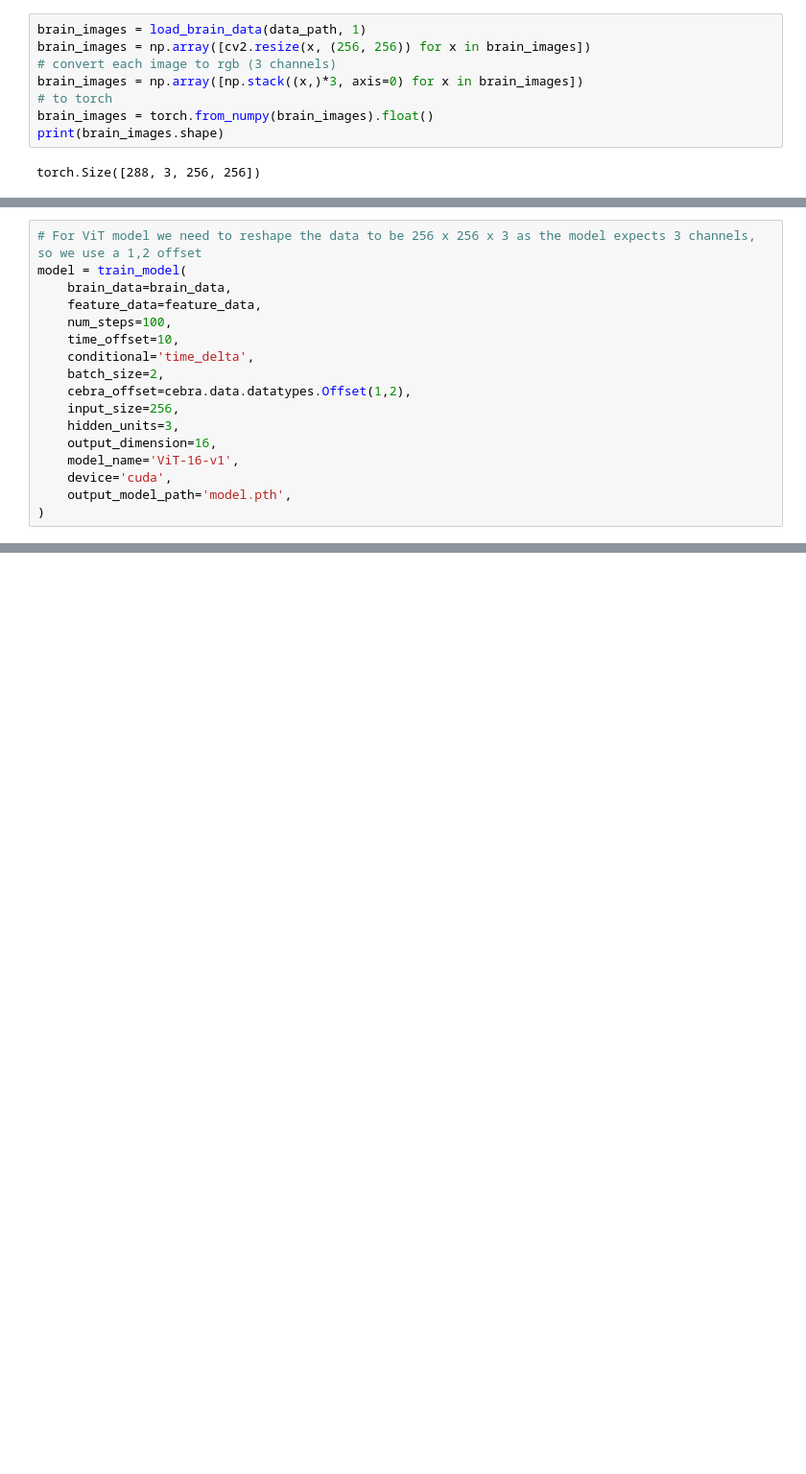
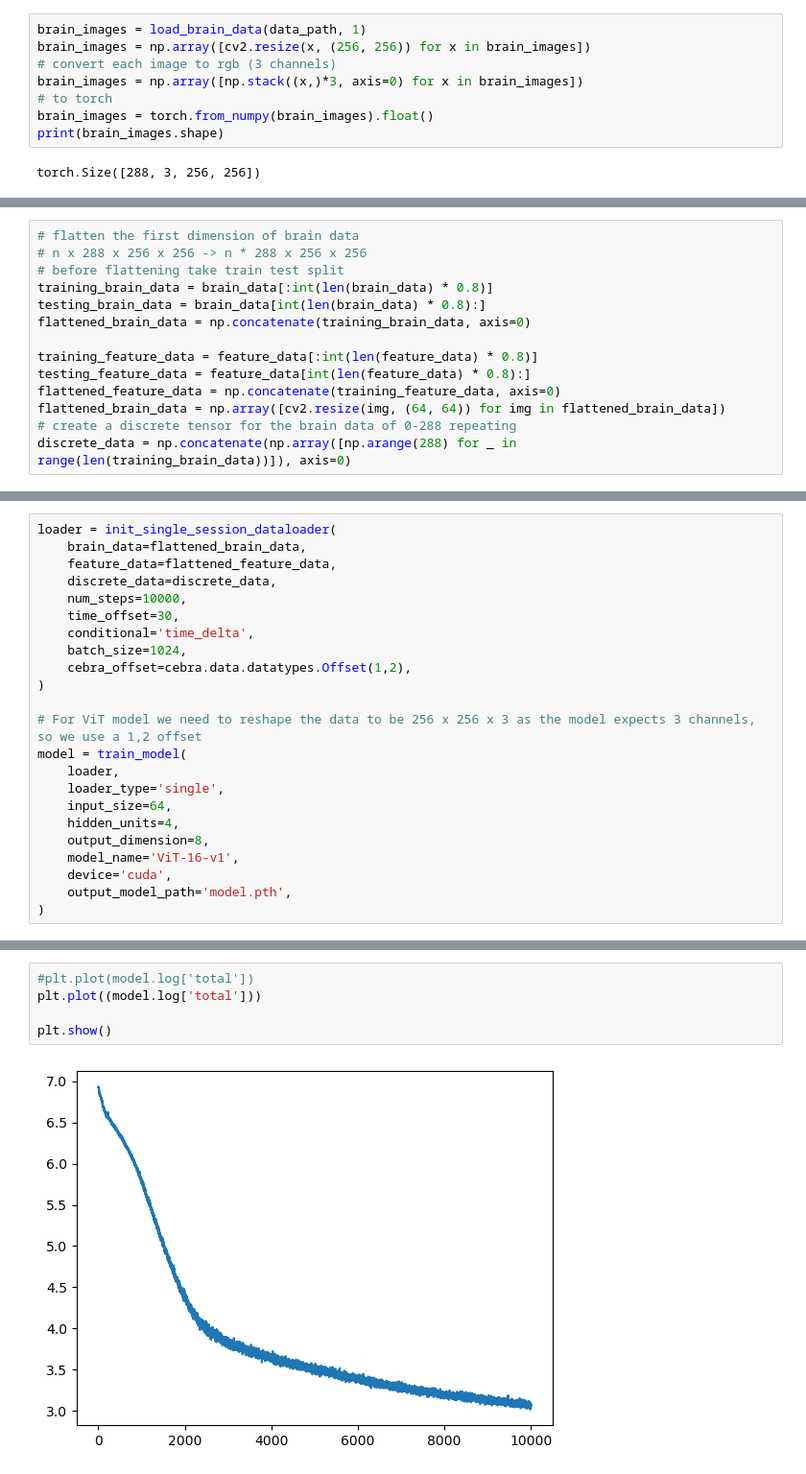
Before and after one commit to Tsuchijo/CEBRA-ViT, a Jupyter notebook: src/training.ipynb, the cells around one changed output, grey strips where cells are left out. Shown at 96% size. Cells and saved outputs as stored; diff of their text form; blank space fills up the shorter version.

Commit message:
improved training by adding discrete labels

```diff
--- a/src/training.ipynb
+++ b/src/training.ipynb
@@ -155,0 +165,14 @@ brain_images.shape
+# %%
+# flatten the first dimension of brain data
+# n x 288 x 256 x 256 -> n * 288 x 256 x 256
+# before flattening take train test split
+training_brain_data = brain_data[:int(len(brain_data) * 0.8)]
+testing_brain_data = brain_data[int(len(brain_data) * 0.8):]
+flattened_brain_data = np.concatenate(training_brain_data, axis=0)
+
+training_feature_data = feature_data[:int(len(feature_data) * 0.8)]
+testing_feature_data = feature_data[int(len(feature_data) * 0.8):]
+flattened_feature_data = np.concatenate(training_feature_data, axis=0)
+flattened_brain_data = np.array([cv2.resize(img, (64, 64)) for img in flattened_brain_data])
+# create a discrete tensor for the brain data of 0-288 repeating
+discrete_data = np.concatenate(np.array([np.arange(288) for _ in range(len(training_brain_data))]), axis=0)
@@ -156,16 +183,22 @@ brain_images.shape
 # %%
+loader = init_single_session_dataloader(
+    brain_data=flattened_brain_data,
+    feature_data=flattened_feature_data,
+    discrete_data=discrete_data,
+    num_steps=10000,
+    time_offset=30,
+    conditional='time_delta',
+    batch_size=1024,
+    cebra_offset=cebra.data.datatypes.Offset(1,2),
+)
+
 # For ViT model we need to reshape the data to be 256 x 256 x 3 as the model expects 3 channels, so we use a 1,2 offset
 model = train_model(
-    brain_data=brain_data,
-    feature_data=feature_data,
-    num_steps=100,
-    time_offset=10,
-    conditional='time_delta',
-    batch_size=2,
-    cebra_offset=cebra.data.datatypes.Offset(1,2),
-    input_size=256,
-    hidden_units=3,
-    output_dimension=16,
+    loader,
+    loader_type='single',
+    input_size=64,
+    hidden_units=4,
+    output_dimension=8,
     model_name='ViT-16-v1',
     device='cuda',
     output_model_path='model.pth',
@@ -176,0 +211,7 @@ AttributeError: 'TensorDataset' object has no attribute 'iter_sessions'
+# %%
+#plt.plot(model.log['total'])
+plt.plot((model.log['total']))
+
+plt.show()
+# %% [output]
+[figure, added]
```
Also changed, not shown: parts of 21 cells of this notebook, 2 other files.
